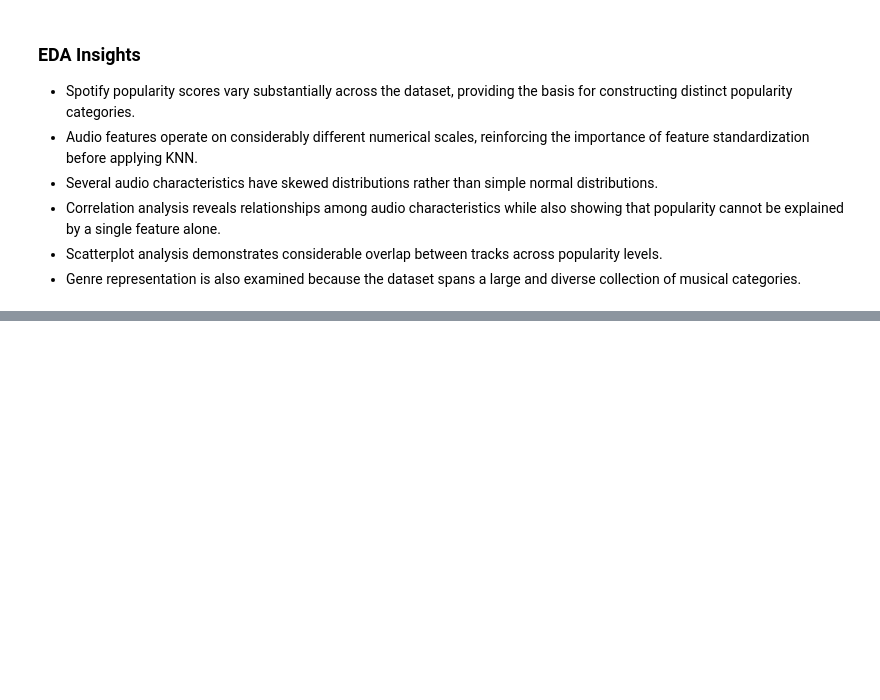
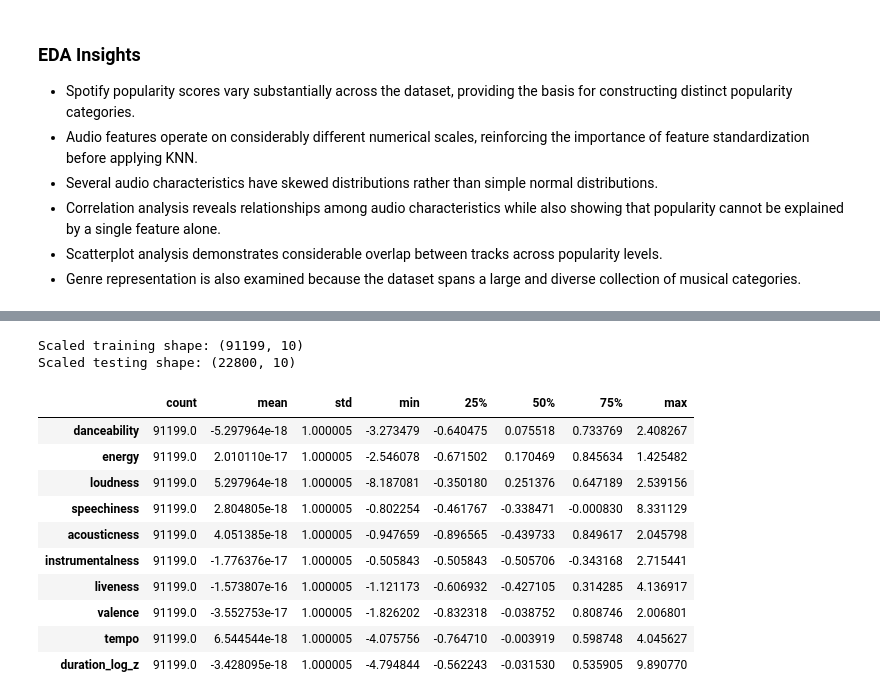
Before and after one commit to Pralishatripathy000/ml-knn, a Jupyter notebook: notebook.ipynb, the cells around one changed output, grey strips where cells are left out. Saved outputs shown, nothing was run; the diff lists cells and outputs as text; code cells hidden in the pictures; blank space fills up the shorter version.

```diff
--- a/notebook.ipynb
+++ b/notebook.ipynb
@@ -443,0 +816,6 @@ plt.show()
+# %%
+# Replace any missing numerical predictor values using feature medians
+
+X = X.fillna(X.median())
+
+print("Missing values after preprocessing:", X.isnull().sum().sum())
@@ -443,0 +824,19 @@ plt.show()
+# %%
+# Create stratified training and testing datasets
+
+X_train, X_test, y_train, y_test = train_test_split(
+    X,
+    y,
+    test_size=0.20,
+    random_state=42,
+    stratify=y
+)
+
+print("Training samples:", X_train.shape[0])
+print("Testing samples:", X_test.shape[0])
+
+print("\nTraining class distribution:")
+print(y_train.value_counts())
+
+print("\nTesting class distribution:")
+print(y_test.value_counts())
@@ -443,0 +860,34 @@ plt.show()
+# %%
+# Standardize features using statistics learned only from the training set
+
+scaler = StandardScaler()
+
+X_train_scaled = scaler.fit_transform(X_train)
+X_test_scaled = scaler.transform(X_test)
+
+print("Scaled training shape:", X_train_scaled.shape)
+print("Scaled testing shape:", X_test_scaled.shape)
+# %% [output]
+Scaled training shape: (91199, 10)
+Scaled testing shape: (22800, 10)
+# %%
+# Inspect the scaled training features
+
+scaled_summary = pd.DataFrame(
+    X_train_scaled,
+    columns=knn_features
+).describe().T
+
+scaled_summary
+# %% [output]
+|  | count | mean | std | min | 25% | 50% | 75% | max |
+| danceability | 91199.0 | -5.297964e-18 | 1.000005 | -3.273479 | -0.640475 | 0.075518 | 0.733769 | 2.408267 |
+| energy | 91199.0 | 2.010110e-17 | 1.000005 | -2.546078 | -0.671502 | 0.170469 | 0.845634 | 1.425482 |
+| loudness | 91199.0 | 5.297964e-18 | 1.000005 | -8.187081 | -0.350180 | 0.251376 | 0.647189 | 2.539156 |
+| speechiness | 91199.0 | 2.804805e-18 | 1.000005 | -0.802254 | -0.461767 | -0.338471 | -0.000830 | 8.331129 |
+| acousticness | 91199.0 | 4.051385e-18 | 1.000005 | -0.947659 | -0.896565 | -0.439733 | 0.849617 | 2.045798 |
+| instrumentalness | 91199.0 | -1.776376e-17 | 1.000005 | -0.505843 | -0.505843 | -0.505706 | -0.343168 | 2.715441 |
+| liveness | 91199.0 | -1.573807e-16 | 1.000005 | -1.121173 | -0.606932 | -0.427105 | 0.314285 | 4.136917 |
+| valence | 91199.0 | -3.552753e-17 | 1.000005 | -1.826202 | -0.832318 | -0.038752 | 0.808746 | 2.006801 |
+| tempo | 91199.0 | 6.544544e-18 | 1.000005 | -4.075756 | -0.764710 | -0.003919 | 0.598748 | 4.045627 |
+| duration_log_z | 91199.0 | -3.428095e-18 | 1.000005 | -4.794844 | -0.562243 | -0.031530 | 0.535905 | 9.890770 |
```
Also changed, not shown: parts of 24 cells of this notebook, 6 other files.
